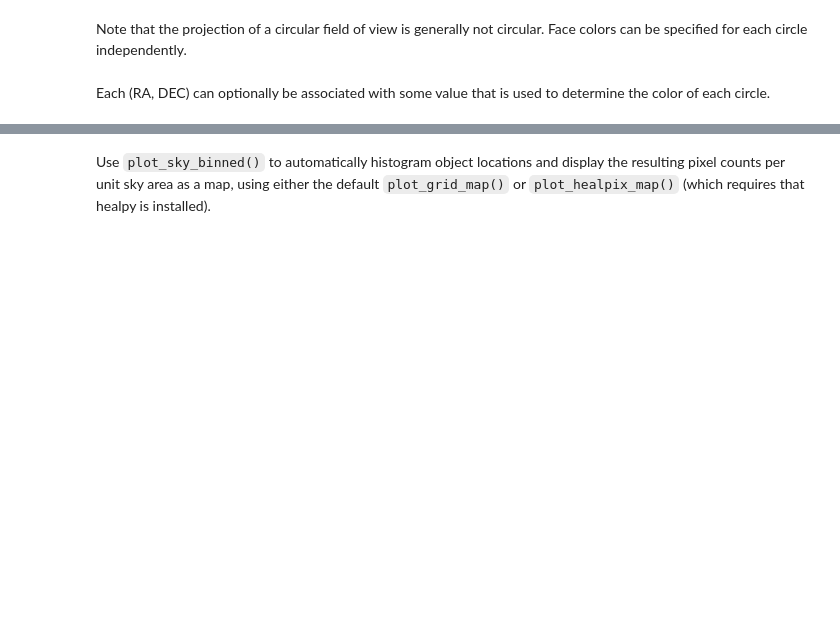
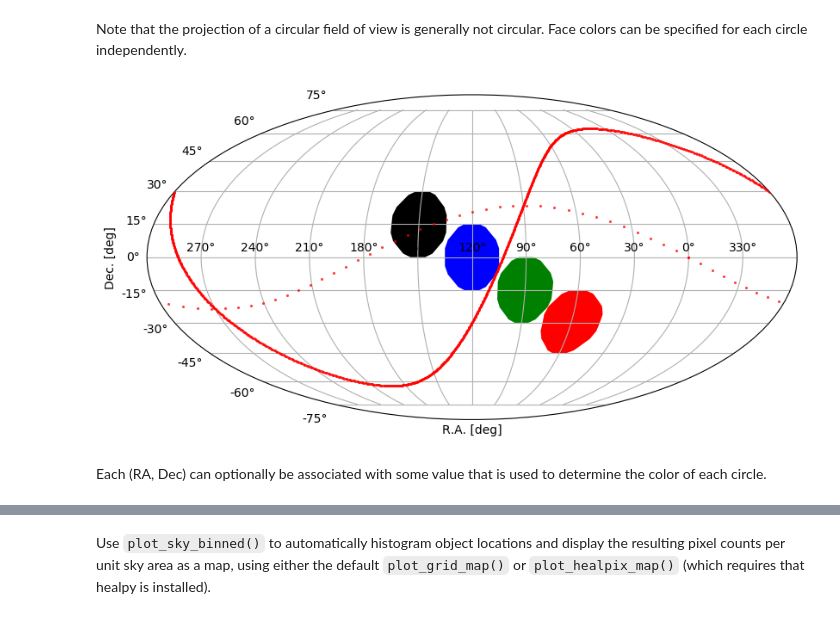
Before and after one commit to desihub/desiutil, a Jupyter notebook: doc/nb/SkyMapExamples.ipynb, the cells around one changed output, grey strips where cells are left out. Drawn from its saved outputs; the diff is of its cells as text; code cells hidden in the pictures; blank space fills up the shorter version.

```diff
--- a/doc/nb/SkyMapExamples.ipynb
+++ b/doc/nb/SkyMapExamples.ipynb
@@ -190,8 +85,12 @@ plot_sky_circles(ra_center=[0, 60, 120, 180], dec_center=[-30, 0, 30, 60],
 # %% [markdown]
 Note that the projection of a circular field of view is generally not circular. Face colors can be specified for each circle independently.
 # %%
-plot_sky_circles(ra_center=[0, 60, 120, 180], dec_center=[-30, 0, 30, 60],
-                 field_of_view=30, facecolors=['r', 'g', 'b', 'k']);
+ax = plot_sky_circles(ra_center=[60, 90, 120, 150],
+                      dec_center=[-30, -15, 0, 15],
+                      field_of_view=30,
+                      facecolors=['r', 'g', 'b', 'k'])
+# %% [output]
+[figure, added]
 # %% [markdown]
-Each (RA, DEC) can optionally be associated with some value that is used to determine the color of each circle.
+Each (RA, Dec) can optionally be associated with some value that is used to determine the color of each circle.
 # %%
```
Also changed, not shown: parts of 33 cells of this notebook.
